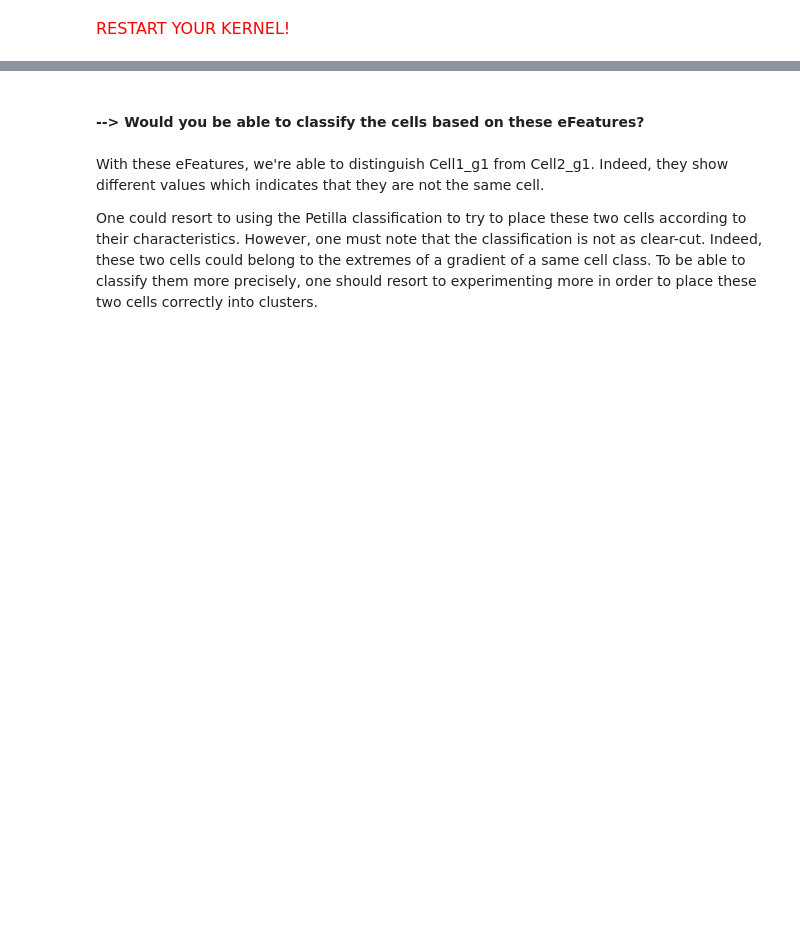
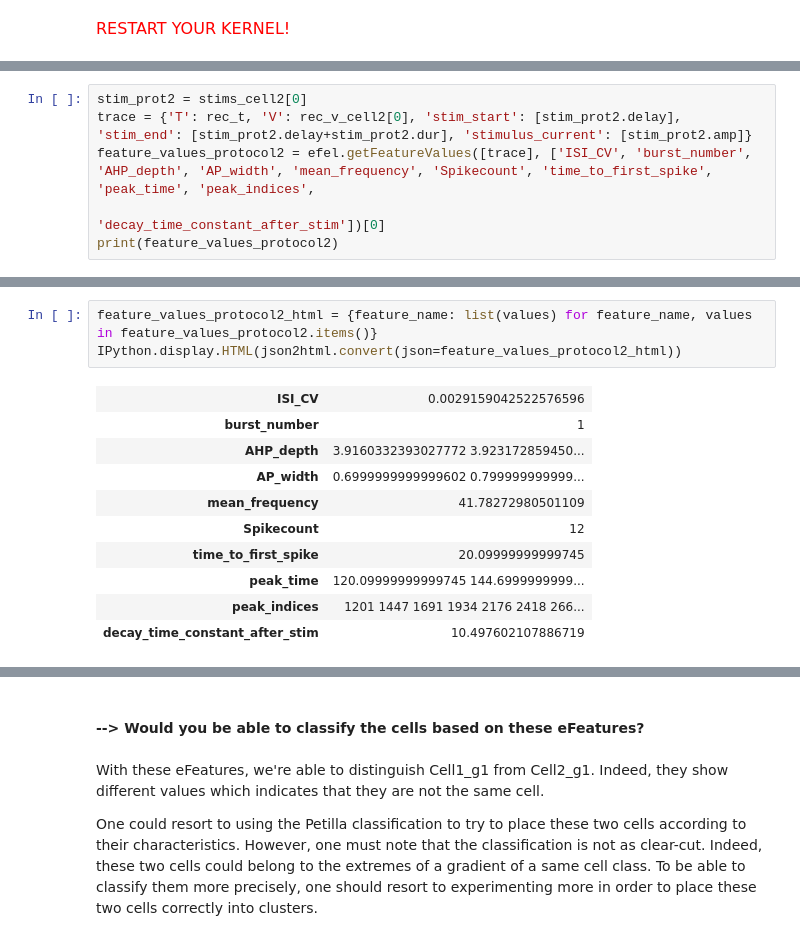
Before and after one commit to GasserElbanna/In-Silico-Neuroscience-Projects, a Jupyter notebook: Week 5/Week5_HomeWork-2021.ipynb, the cells around one changed output, grey strips where cells are left out. Drawn from its saved outputs; the diff is of its cells as text; blank space fills up the shorter version.

```diff
--- a/Week 5/Week5_HomeWork-2021.ipynb
+++ b/Week 5/Week5_HomeWork-2021.ipynb
@@ -798,0 +1193,6 @@ Indeed, when looking at the respective plots, we notice for the subthreshold beh
+# %%
+stim_prot2 = stims_cell2[0]
+trace = {'T': rec_t, 'V': rec_v_cell2[0], 'stim_start': [stim_prot2.delay], 'stim_end': [stim_prot2.delay+stim_prot2.dur], 'stimulus_current': [stim_prot2.amp]}
+feature_values_protocol2 = efel.getFeatureValues([trace], ['ISI_CV', 'burst_number', 'AHP_depth', 'AP_width', 'mean_frequency', 'Spikecount', 'time_to_first_spike', 'peak_time', 'peak_indices',
+                                                          'decay_time_constant_after_stim'])[0]
+print(feature_values_protocol2)
@@ -798,0 +1205,14 @@ Indeed, when looking at the respective plots, we notice for the subthreshold beh
+# %%
+feature_values_protocol2_html = {feature_name: list(values) for feature_name, values in feature_values_protocol2.items()}
+IPython.display.HTML(json2html.convert(json=feature_values_protocol2_html))
+# %% [output]
+| ISI_CV | 0.0029159042522576596 |
+| burst_number | 1 |
+| AHP_depth | 3.9160332393027772 3.923172859450... |
+| AP_width | 0.6999999999999602 0.799999999999... |
+| mean_frequency | 41.78272980501109 |
+| Spikecount | 12 |
+| time_to_first_spike | 20.09999999999745 |
+| peak_time | 120.09999999999745 144.6999999999... |
+| peak_indices | 1201 1447 1691 1934 2176 2418 266... |
+| decay_time_constant_after_stim | 10.497602107886719 |
```
Also changed, not shown: parts of 35 cells of this notebook.
